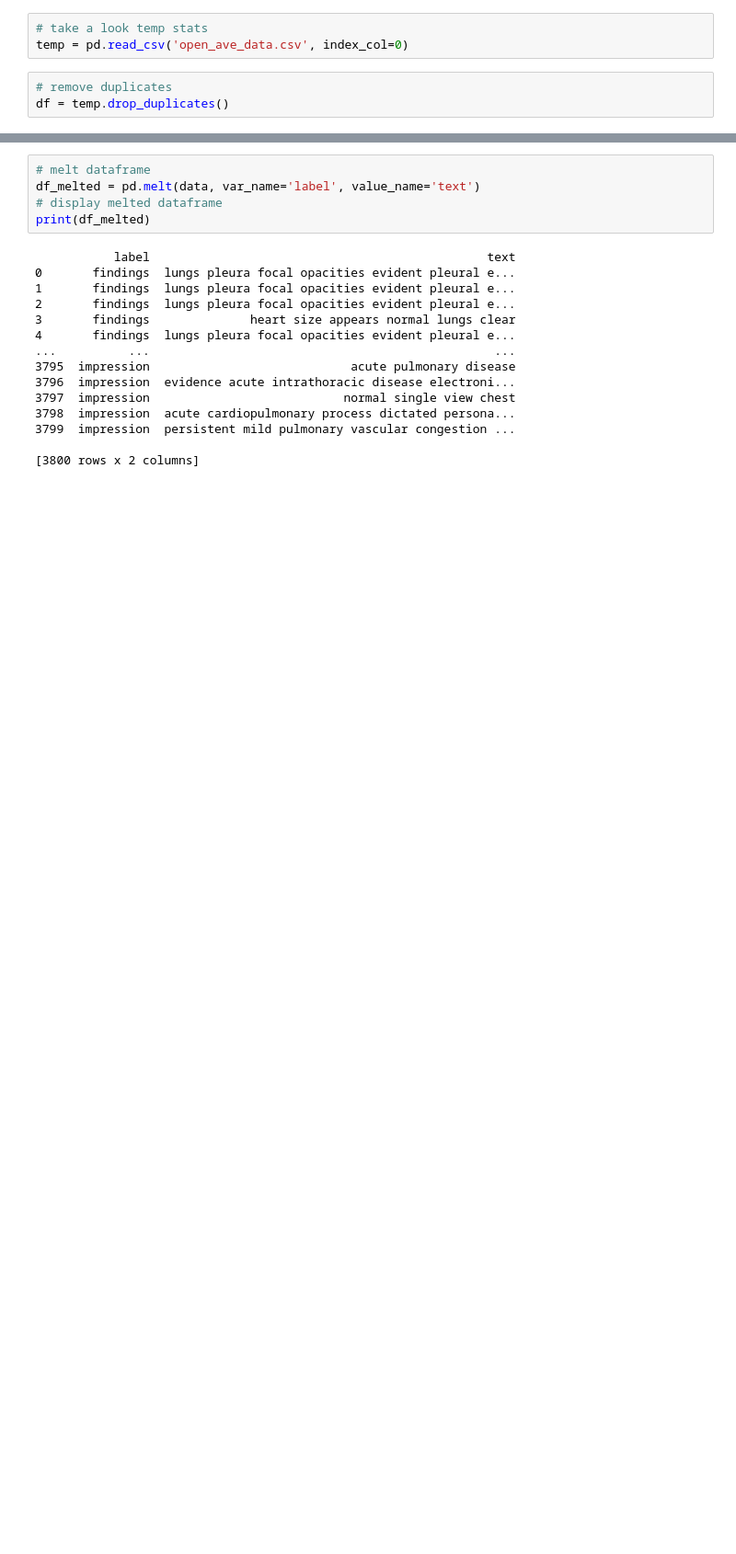
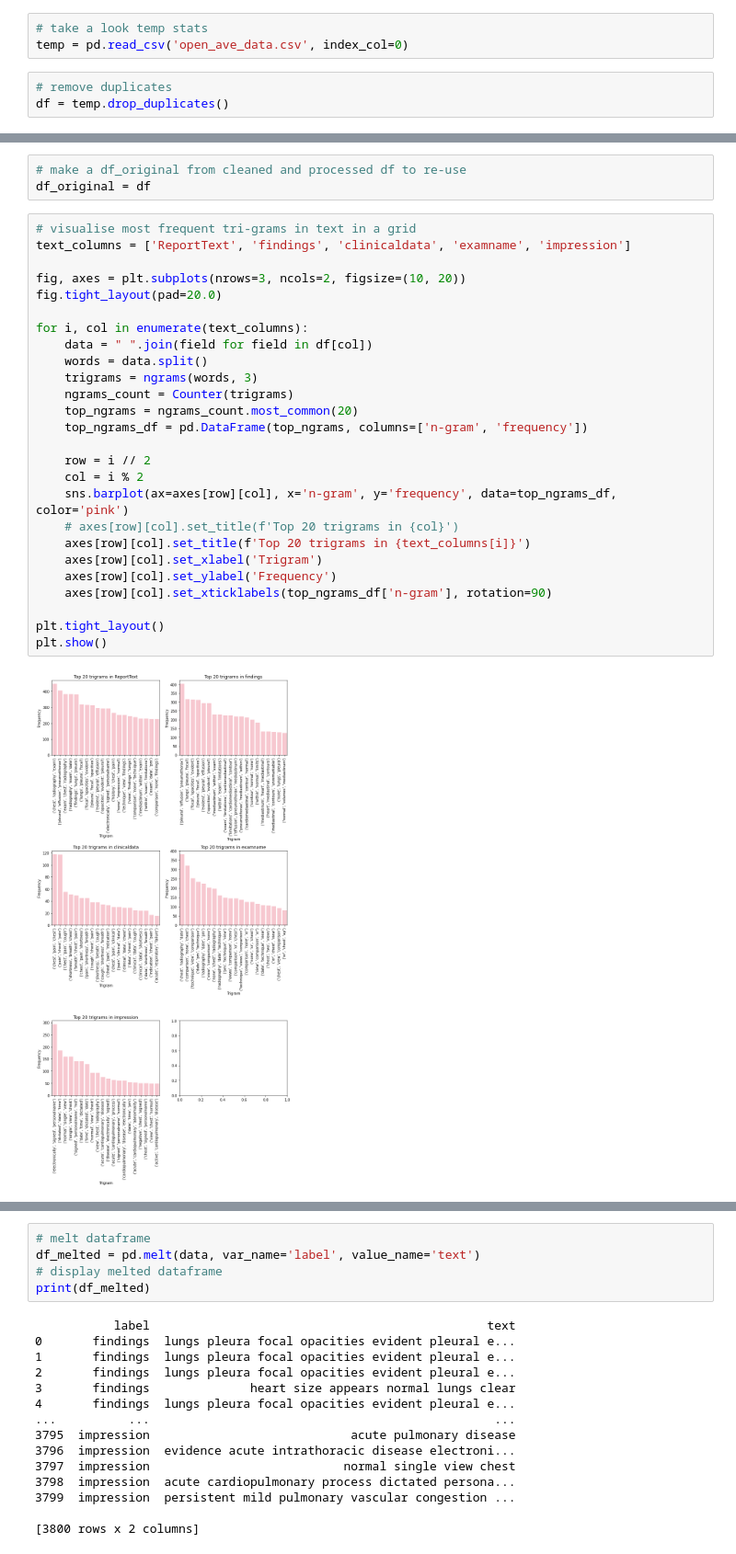
Before and after one commit to isabelklint/final_oa, a Jupyter notebook: final_oa.ipynb, the cells around one changed output, grey strips where cells are left out. Shown at 92% size. Cells and saved outputs as stored; diff of their text form; blank space fills up the shorter version.

```diff
--- a/final_oa.ipynb
+++ b/final_oa.ipynb
@@ -418,0 +132,31 @@ print(data.head())
+# %%
+# make a df_original from cleaned and processed df to re-use
+df_original = df
+# %%
+# visualise most frequent tri-grams in text in a grid
+text_columns = ['ReportText', 'findings', 'clinicaldata', 'examname', 'impression']
+
+fig, axes = plt.subplots(nrows=3, ncols=2, figsize=(10, 20))
+fig.tight_layout(pad=20.0)
+
+for i, col in enumerate(text_columns):
+    data = " ".join(field for field in df[col])
+    words = data.split()
+    trigrams = ngrams(words, 3)
+    ngrams_count = Counter(trigrams)
+    top_ngrams = ngrams_count.most_common(20)
+    top_ngrams_df = pd.DataFrame(top_ngrams, columns=['n-gram', 'frequency'])
+
+    row = i // 2
+    col = i % 2
+    sns.barplot(ax=axes[row][col], x='n-gram', y='frequency', data=top_ngrams_df, color='pink')
+    # axes[row][col].set_title(f'Top 20 trigrams in {col}')
+    axes[row][col].set_title(f'Top 20 trigrams in {text_columns[i]}')
+    axes[row][col].set_xlabel('Trigram')
+    axes[row][col].set_ylabel('Frequency')
+    axes[row][col].set_xticklabels(top_ngrams_df['n-gram'], rotation=90)
+
+plt.tight_layout()
+plt.show()
+# %% [output]
+[figure, added]
```
Also changed, not shown: parts of 73 cells of this notebook.
